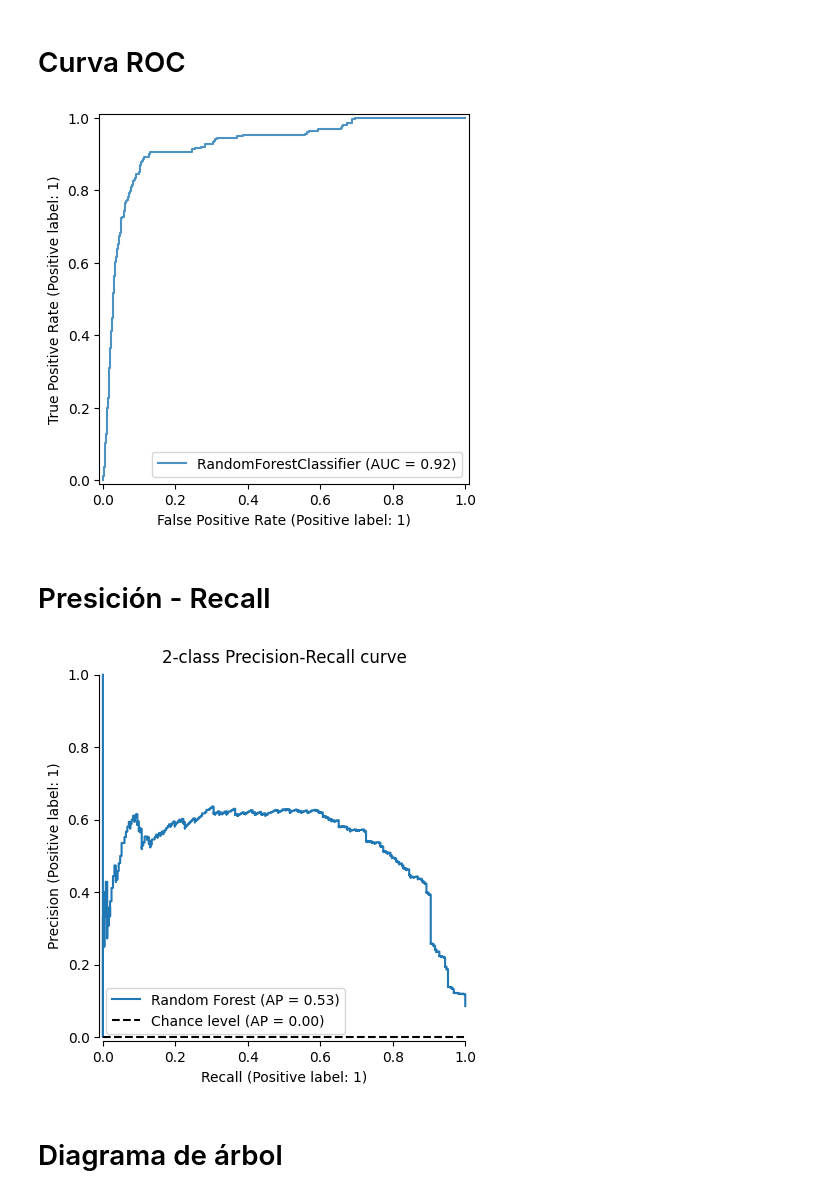
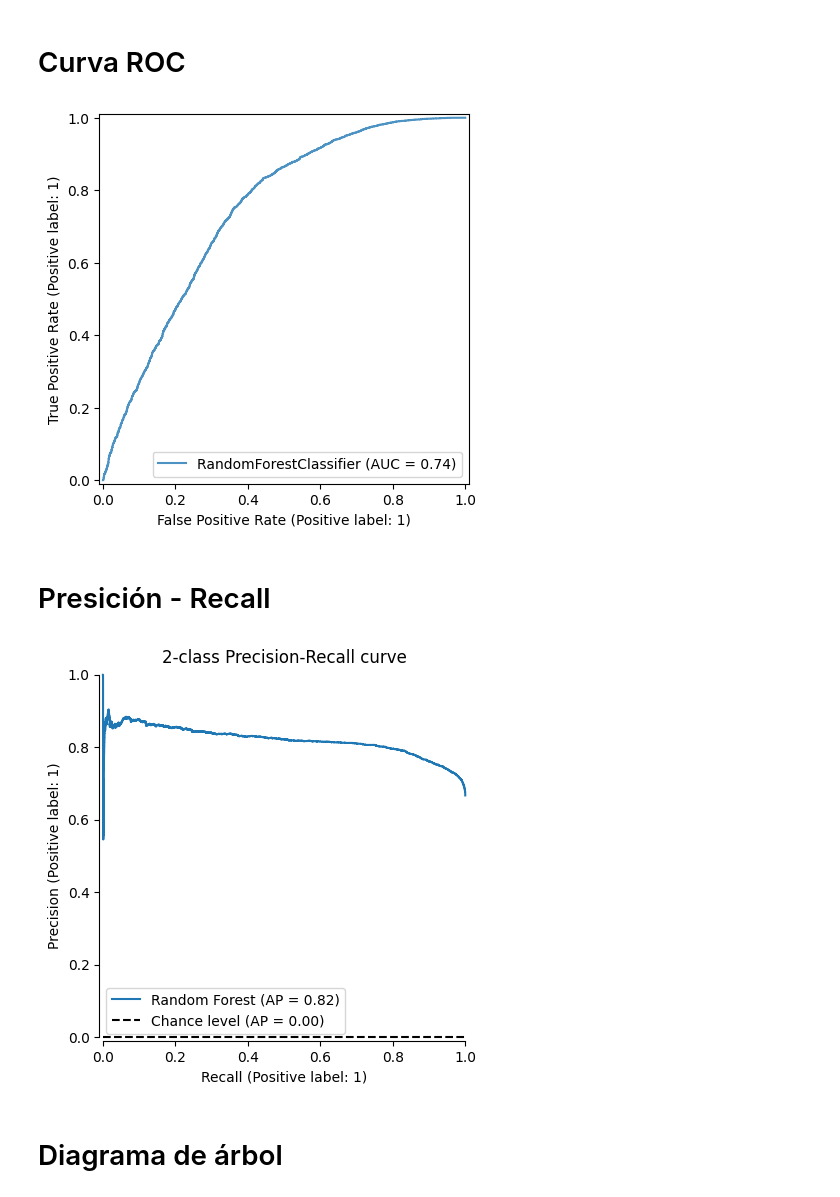
Before and after one commit to A01795375/Proyecto_Integrador_cancer, a Jupyter notebook: notebooks/Avance 5.ipynb, the cells around one changed output. Drawn from its saved outputs; the diff is of its cells as text; code cells hidden in the pictures.

Commit message:
updated: VEGF augmented data predict

```diff
--- a/notebooks/Avance 5.ipynb
+++ b/notebooks/Avance 5.ipynb
@@ -36,14 +38,14 @@ import sys
 sys.path.insert(1, '../')
 from models.network import create_model
 # %%
-#ubicacion de los archivos de datos con el modelo y el archivo FASTA procesado con CD-HIT
+# ubicacion de los archivos de datos con el modelo y el archivo FASTA procesado con CD-HIT y pfeature
 model_path = '../models/rf_model.pkl'
-cd_hit_path = '../data/processed/VEGF.txt'
+peptide_data = '../data/processed/vegf_augmented_processed.csv'
 # %%
 model = joblib.load(model_path)
 # %%
 #vegf_data = pfeature_process(cd_hit_path, '../data/raw/vegf_augmented.csv')
-vegf_data = pd.read_csv('../data/processed/vegf_augmented_processed.csv', index_col='Sequence')
+vegf_data = pd.read_csv(peptide_data, index_col='Sequence')
 # %%
 vegf_data
 # %% [output]
@@ -149,10 +113,10 @@ from sklearn.metrics import RocCurveDisplay
 # %%
 
 ax = plt.gca()
-rfc_disp = RocCurveDisplay.from_estimator(model, vegf_seqs, vegf_y, ax=ax, alpha=0.8)
+rfc_disp = RocCurveDisplay.from_estimator(model, vegf_data, vegf_y, ax=ax, alpha=0.8)
 plt.show()
 # %% [output]
-[figure, old version]
+[figure, new version]
 # %% [markdown]
 # Presición - Recall
 # %%
@@ -160,11 +124,11 @@ from sklearn.metrics import PrecisionRecallDisplay
 # %%
 
 display = PrecisionRecallDisplay.from_estimator(
-    model, vegf_seqs, vegf_y, name="Random Forest", plot_chance_level=True, despine=True
+    model, vegf_data, vegf_y, name="Random Forest", plot_chance_level=True, despine=True
 )
 _ = display.ax_.set_title("2-class Precision-Recall curve")
 # %% [output]
-[figure, old version]
+[figure, new version]
 # %% [markdown]
 # Diagrama de árbol
 # %%
```
Also changed, not shown: parts of 24 cells of this notebook, 16 other files.
